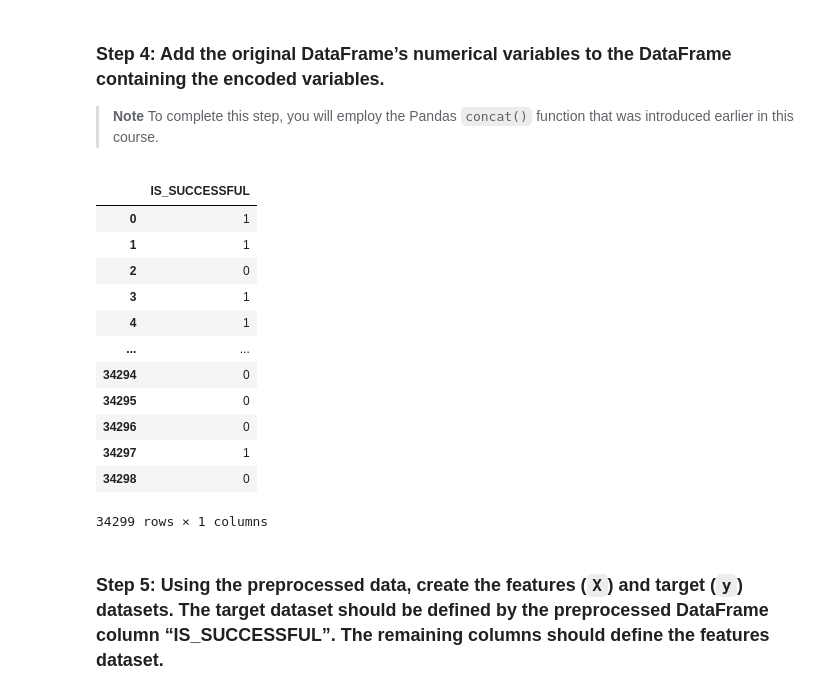
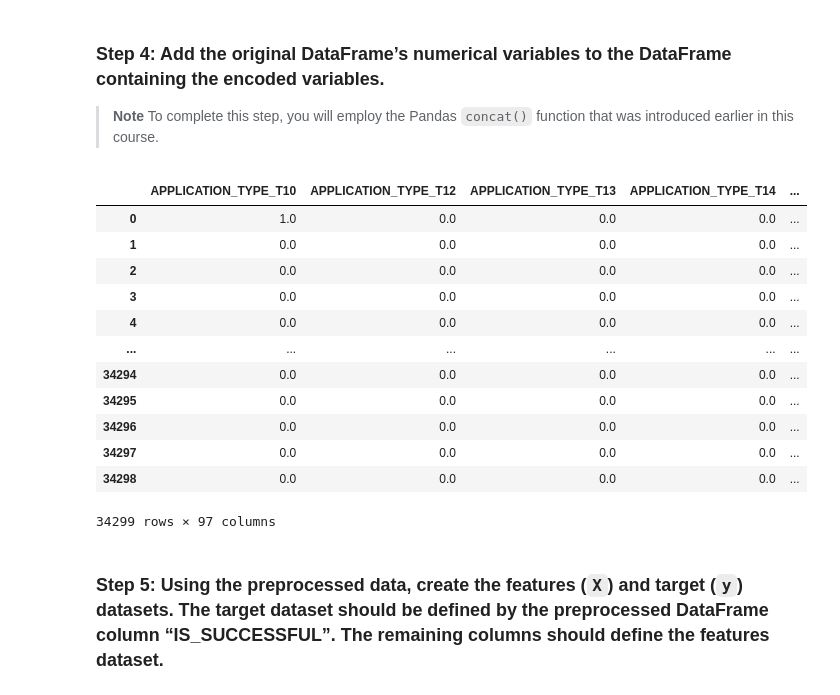
Before and after one commit to jojomani/deep_learning_vc_funding, a Jupyter notebook: venture_funding_with_deep_learning.ipynb, the cells around one changed output. Saved outputs shown, nothing was run; the diff lists cells and outputs as text; code cells hidden in the pictures.

```diff
--- a/venture_funding_with_deep_learning.ipynb
+++ b/venture_funding_with_deep_learning.ipynb
@@ -181,25 +181,26 @@ encoded_df.head()
 > **Note** To complete this step, you will employ the Pandas `concat()` function that was introduced earlier in this course.
 # %%
 # Add the numerical variables from the original DataFrame to the one-hot encoding DataFrame
-df1 = applicant_data_df['IS_SUCCESSFUL']
-encoded_df = pd.concat([df1], axis=1, join="inner")
+df1 = applicant_data_df.drop(['APPLICATION_TYPE','AFFILIATION','CLASSIFICATION','USE_CASE','ORGANIZATION','SPECIAL_CONSIDERATIONS', 'INCOME_AMT'], axis=1)
 
-# Review the Dataframe
+encoded_df = pd.concat([encoded_df, df1], axis=1, join="inner")
+
+# # Review the Dataframe
 encoded_df
 # %% [output]
-|  | IS_SUCCESSFUL |
-| 0 | 1 |
-| 1 | 1 |
-| 2 | 0 |
-| 3 | 1 |
-| 4 | 1 |
-| ... | ... |
-| 34294 | 0 |
-| 34295 | 0 |
-| 34296 | 0 |
-| 34297 | 1 |
-| 34298 | 0 |
+|  | APPLICATION_TYPE_T10 | APPLICATION_TYPE_T12 | APPLICATION_TYPE_T13 | APPLICATION_TYPE_T14 | ... |
+| 0 | 1.0 | 0.0 | 0.0 | 0.0 | ... |
+| 1 | 0.0 | 0.0 | 0.0 | 0.0 | ... |
+| 2 | 0.0 | 0.0 | 0.0 | 0.0 | ... |
+| 3 | 0.0 | 0.0 | 0.0 | 0.0 | ... |
+| 4 | 0.0 | 0.0 | 0.0 | 0.0 | ... |
+| ... | ... | ... | ... | ... | ... |
+| 34294 | 0.0 | 0.0 | 0.0 | 0.0 | ... |
+| 34295 | 0.0 | 0.0 | 0.0 | 0.0 | ... |
+| 34296 | 0.0 | 0.0 | 0.0 | 0.0 | ... |
+| 34297 | 0.0 | 0.0 | 0.0 | 0.0 | ... |
+| 34298 | 0.0 | 0.0 | 0.0 | 0.0 | ... |
-34299 rows × 1 columns
+34299 rows × 97 columns
 # %% [markdown]
 ### Step 5: Using the preprocessed data, create the features (`X`) and target (`y`) datasets. The target dataset should be defined by the preprocessed DataFrame column “IS_SUCCESSFUL”. The remaining columns should define the features dataset.
 # %%
```
Also changed, not shown: parts of 36 cells of this notebook, 1 other file.
